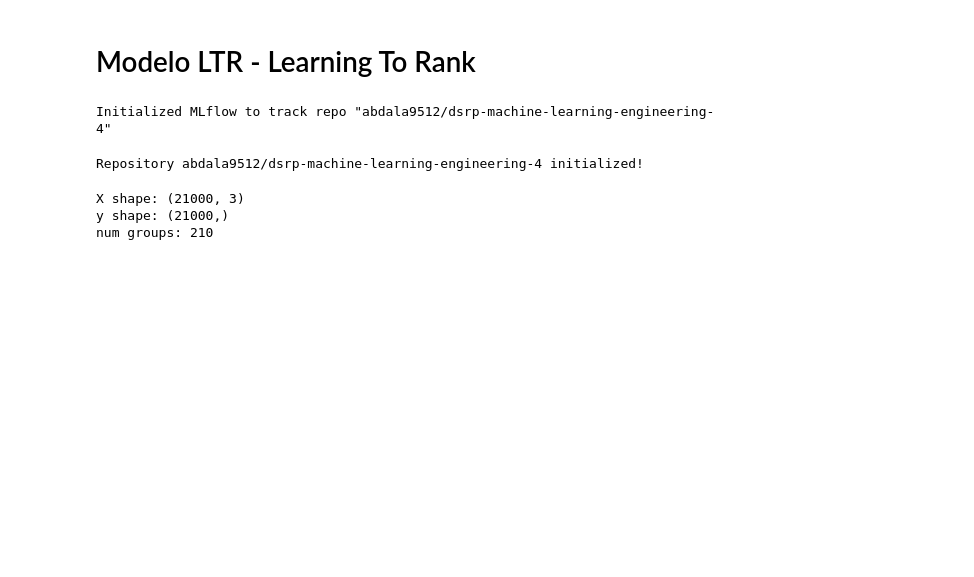
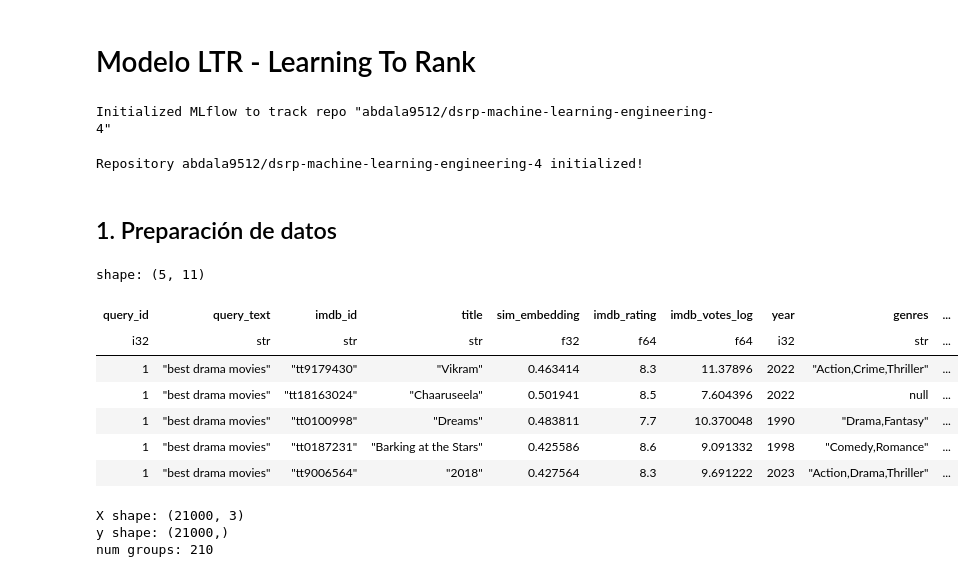
Before and after one commit to abdala9512/dsrp-machine-learning-engineering-4, a Jupyter notebook: notebooks/modeling.ipynb, the cells around one changed output. Drawn from its saved outputs; the diff is of its cells as text; code cells hidden in the pictures; blank space fills up the shorter version.

```diff
--- a/notebooks/modeling.ipynb
+++ b/notebooks/modeling.ipynb
@@ -20 +50,15 @@ Repository abdala9512/dsrp-machine-learning-engineering-4 initialized!
+# %% [markdown]
+## 1. Preparación de datos
+# %%
+ltr_df = pl.read_parquet("data/ltr_imdb_dataset.parquet")
+ltr_df.head()
+# %% [output]
+shape: (5, 11)
+| query_id | query_text | imdb_id | title | sim_embedding | imdb_rating | imdb_votes_log | year | genres | ... |
+| i32 | str | str | str | f32 | f64 | f64 | i32 | str | ... |
+| 1 | "best drama movies" | "tt9179430" | "Vikram" | 0.463414 | 8.3 | 11.37896 | 2022 | "Action,Crime,Thriller" | ... |
+| 1 | "best drama movies" | "tt18163024" | "Chaaruseela" | 0.501941 | 8.5 | 7.604396 | 2022 | null | ... |
+| 1 | "best drama movies" | "tt0100998" | "Dreams" | 0.483811 | 7.7 | 10.370048 | 1990 | "Drama,Fantasy" | ... |
+| 1 | "best drama movies" | "tt0187231" | "Barking at the Stars" | 0.425586 | 8.6 | 9.091332 | 1998 | "Comedy,Romance" | ... |
+| 1 | "best drama movies" | "tt9006564" | "2018" | 0.427564 | 8.3 | 9.691222 | 2023 | "Action,Drama,Thriller" | ... |
 # %%
```
Also changed, not shown: parts of 19 cells of this notebook, 5 other files.
